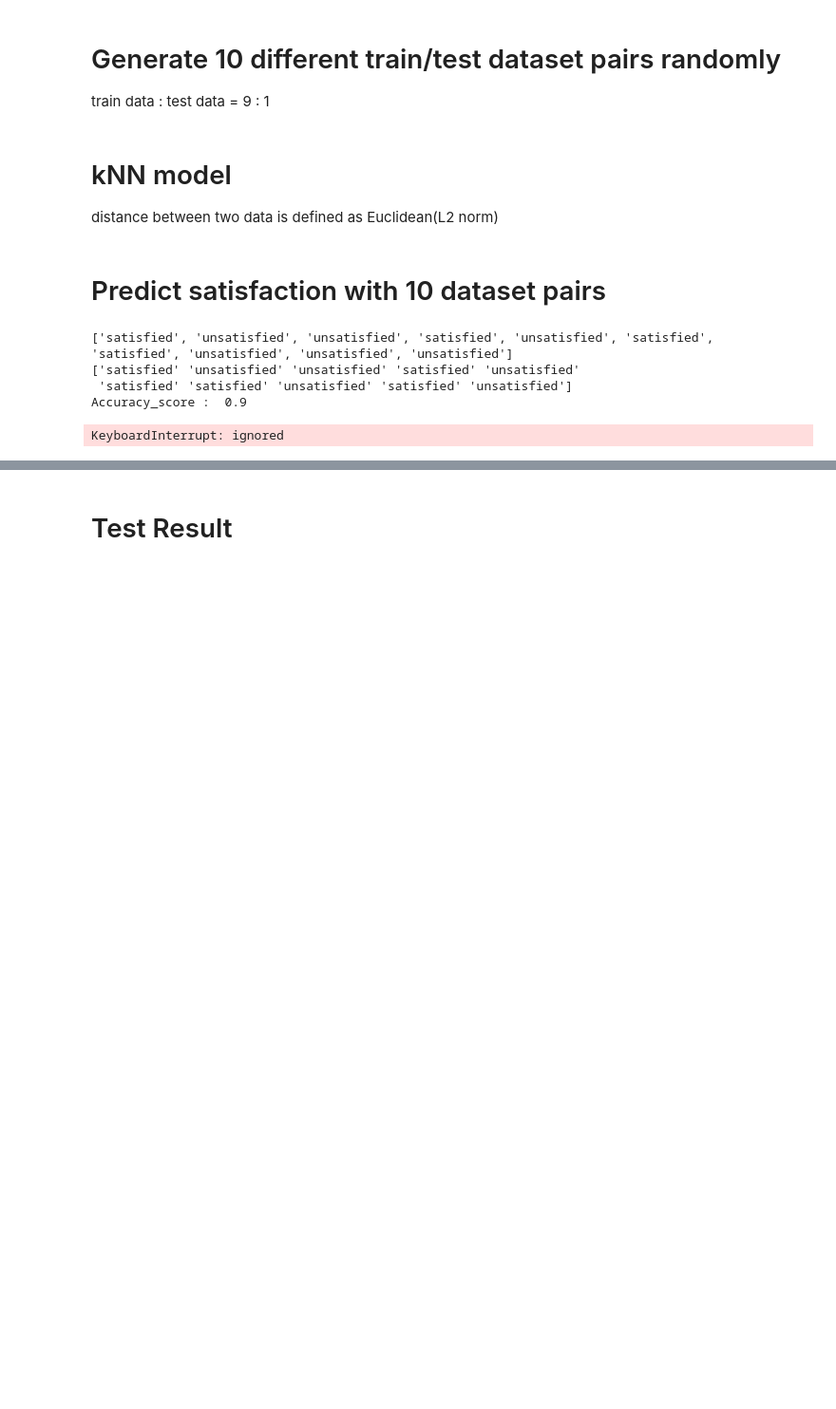
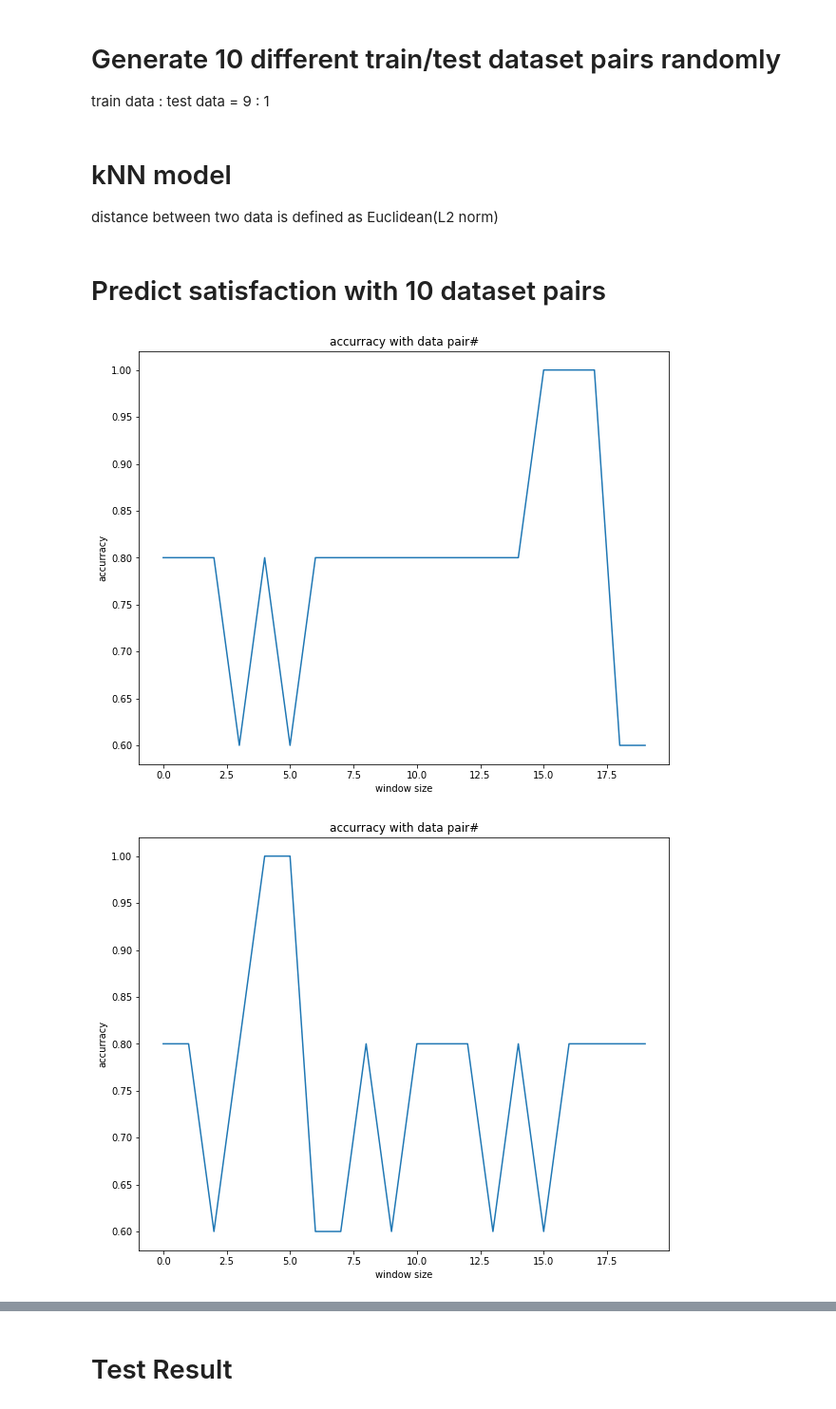
Before and after one commit to jsdysw/knn-classifier, a Jupyter notebook: k_nn_classifier.ipynb, the cells around one changed output, grey strips where cells are left out. Shown at 95% size. Saved outputs shown, nothing was run; the diff lists cells and outputs as text; code cells hidden in the pictures; blank space fills up the shorter version.

Commit message:
complete plotting function

```diff
--- a/k_nn_classifier.ipynb
+++ b/k_nn_classifier.ipynb
@@ -109,28 +110,38 @@ class KNN:
 # Predict satisfaction with 10 dataset pairs
 # %%
 # set k-NN model
-window_size = 5
-clf = KNN(window_size)
+# window_size = 5
+# clf = KNN(window_size)
 
-num_of_test_input = 10
+num_of_test_input = 2000
+num_of_datapairs = 10
 
-for i in range(10):
+for i in range(num_of_datapairs):
     accuracy = []
-    clf.fit(X_train[i][0:], y_train[i][0:])
 
-    # predict
-    prediction = clf.predict(X_test[i][0:num_of_test_input])
+    for ws in range(20):
+        window_size = 2*ws + 1
+        clf = KNN(window_size)
 
-    ground_truth = y_test[i][0:num_of_test_input]
-    print(prediction)
-    print(ground_truth)
-    # prediction loss
-    accuracy_score = np.sum(prediction == ground_truth) / len(ground_truth)
-    print("Accuracy_score : ", accuracy_score)
-    # val = input("Enter your value: ")
+        clf.fit(X_train[i][0:], y_train[i][0:])
+
+        # predict
+        prediction = clf.predict(X_test[i][0:num_of_test_input])
+
+        ground_truth = y_test[i][0:num_of_test_input]
+        # print(prediction)
+        # print(ground_truth)
+        # prediction loss
+        accuracy_score = np.sum(prediction == ground_truth) / len(ground_truth)
+        accuracy.append(accuracy_score)
+        # print("Accuracy_score : ", accuracy_score)
+
+    # plot graph
+    plt.figure(figsize=(10,8))
+    plt.title('accurracy with data pair#')
+    plt.xlabel('window size')
+    plt.ylabel('accurracy')
+    plt.plot(accuracy)
 # %% [output]
-['satisfied', 'unsatisfied', 'unsatisfied', 'satisfied', 'unsatisfied', 'satisfied', 'satisfied', 'unsatisfied', 'unsatisfied', 'unsatisfied']
-['satisfied' 'unsatisfied' 'unsatisfied' 'satisfied' 'unsatisfied'
- 'satisfied' 'satisfied' 'unsatisfied' 'satisfied' 'unsatisfied']
-Accuracy_score :  0.9
-KeyboardInterrupt: ignored
+[figure, added]
+[figure, added]
```
Also changed, not shown: parts of 2 cells of this notebook.
